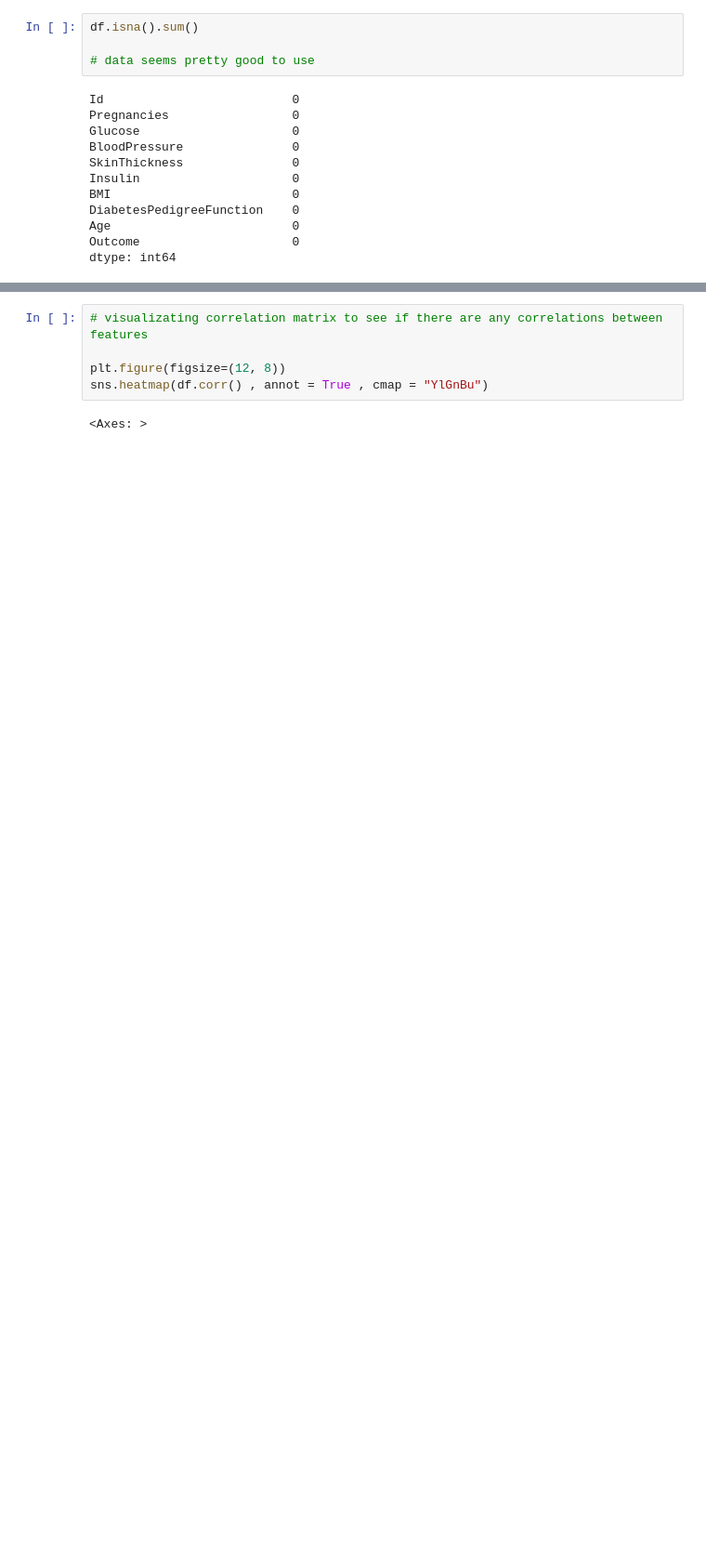
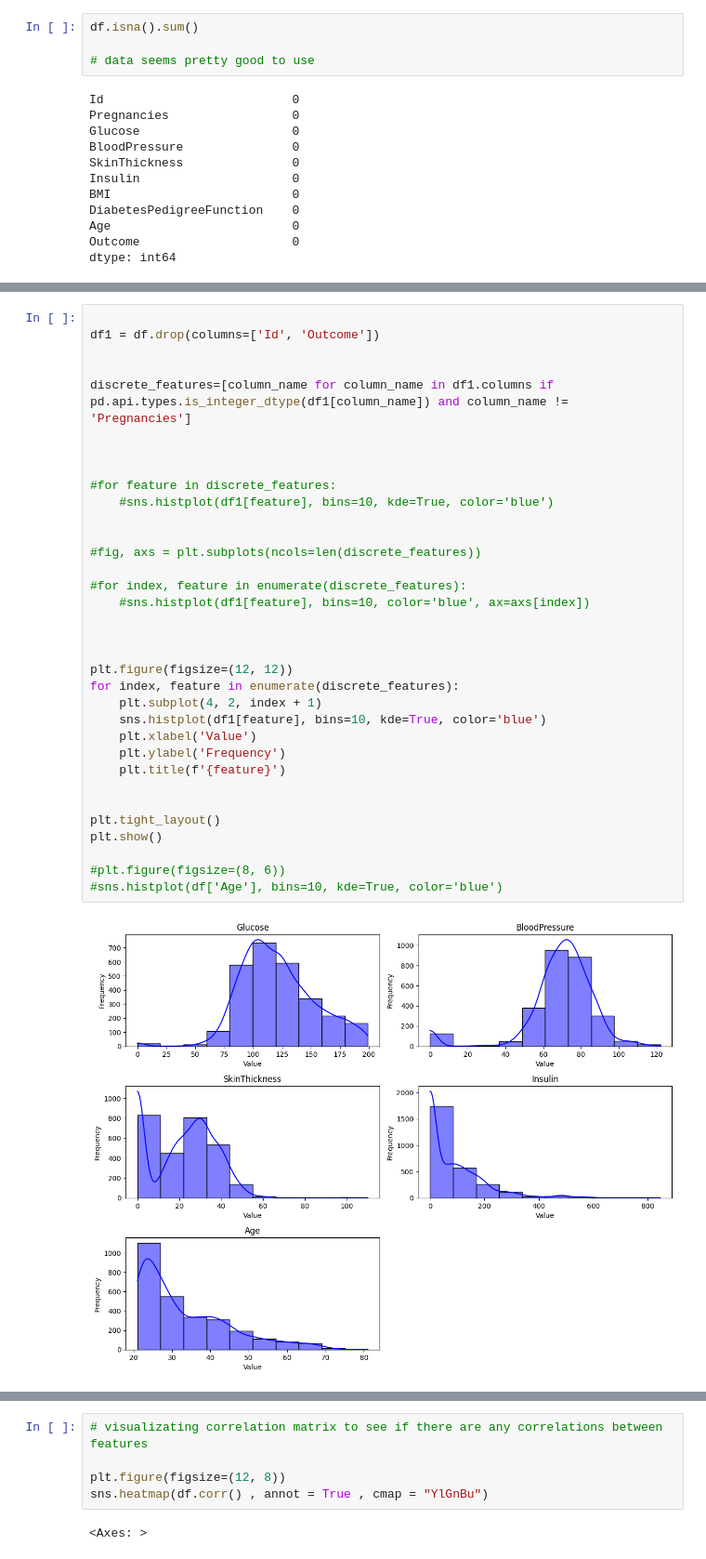
Before and after one commit to shinji-Yama77/ml-models, a Jupyter notebook: Binary Classificlation Diabetes .ipynb, the cells around one changed output, grey strips where cells are left out. Shown at 93% size. Saved outputs shown, nothing was run; the diff lists cells and outputs as text; blank space fills up the shorter version.

```diff
--- a/Binary Classificlation Diabetes .ipynb
+++ b/Binary Classificlation Diabetes .ipynb
@@ -45,0 +68,36 @@ dtype: int64
+# %%
+
+df1 = df.drop(columns=['Id', 'Outcome'])
+
+
+discrete_features=[column_name for column_name in df1.columns if pd.api.types.is_integer_dtype(df1[column_name]) and column_name != 'Pregnancies']
+
+
+
+#for feature in discrete_features:
+    #sns.histplot(df1[feature], bins=10, kde=True, color='blue')
+
+
+#fig, axs = plt.subplots(ncols=len(discrete_features))
+
+#for index, feature in enumerate(discrete_features):
+    #sns.histplot(df1[feature], bins=10, color='blue', ax=axs[index])
+
+
+
+plt.figure(figsize=(12, 12))
+for index, feature in enumerate(discrete_features):
+    plt.subplot(4, 2, index + 1)
+    sns.histplot(df1[feature], bins=10, kde=True, color='blue')
+    plt.xlabel('Value')
+    plt.ylabel('Frequency')
+    plt.title(f'{feature}')
+
+
+plt.tight_layout()
+plt.show()
+
+#plt.figure(figsize=(8, 6))
+#sns.histplot(df['Age'], bins=10, kde=True, color='blue')
+# %% [output]
+[figure, added]
```
Also changed, not shown: parts of 14 cells of this notebook, 2 other files.
